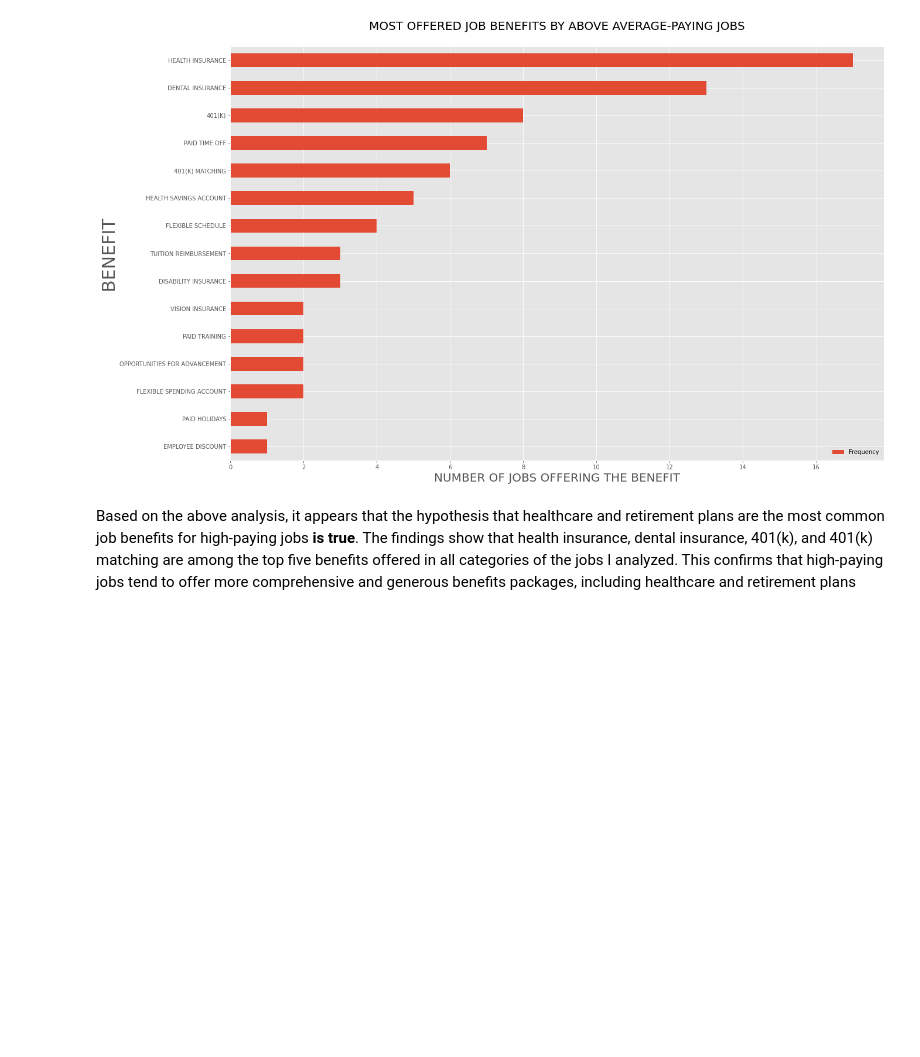
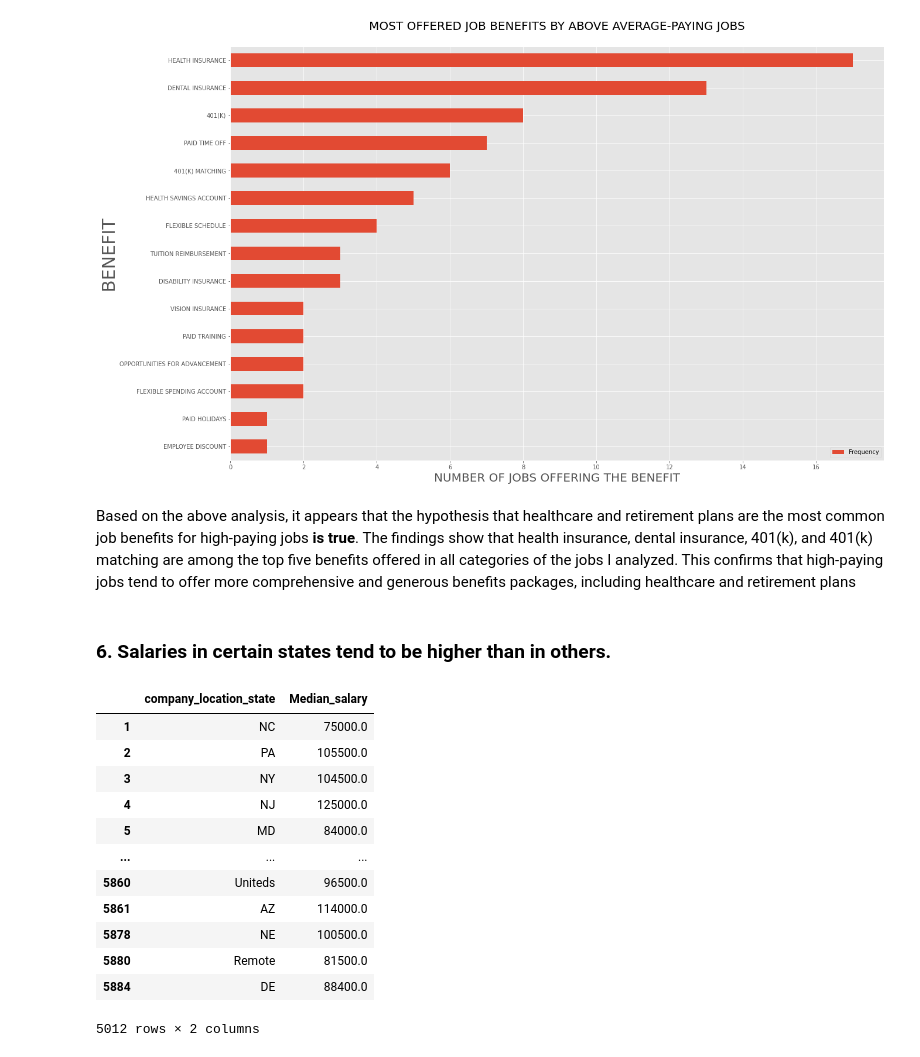
Before and after one commit to Derrick-Mulwa/SimplyHired-Job-Salary-Analysis, a Jupyter notebook: main.ipynb, the cells around one changed output. Drawn from its saved outputs; the diff is of its cells as text; code cells hidden in the pictures; blank space fills up the shorter version.

```diff
--- a/main.ipynb
+++ b/main.ipynb
@@ -1101,3 +1101,23 @@ graph.set_ylabel("BENEFIT", {'fontsize':30});
 [figure]
 # %% [markdown]
 Based on the above analysis, it appears that the hypothesis that healthcare and retirement plans are the most common job benefits for high-paying jobs __is true__. The findings show that health insurance, dental insurance, 401(k), and 401(k) matching are among the top five benefits offered in all categories of the jobs I analyzed. This confirms that high-paying jobs tend to offer more comprehensive and generous benefits packages, including healthcare and retirement plans
+# %% [markdown]
+### 6. Salaries in certain states tend to be higher than in others.
+# %%
+http://localhost:8888/notebooks/Desktop/py%20projects/SimplyHired-Data-Analysis/main.ipynb#6.-Salaries-in-certain-states-tend-to-be-higher-than-in-others.state = df.copy()
+state = state.loc[:,["company_location_state", "Median_salary"]].dropna()
+state
+# %% [output]
+|  | company_location_state | Median_salary |
+| 1 | NC | 75000.0 |
+| 2 | PA | 105500.0 |
+| 3 | NY | 104500.0 |
+| 4 | NJ | 125000.0 |
+| 5 | MD | 84000.0 |
+| ... | ... | ... |
+| 5860 | Uniteds | 96500.0 |
+| 5861 | AZ | 114000.0 |
+| 5878 | NE | 100500.0 |
+| 5880 | Remote | 81500.0 |
+| 5884 | DE | 88400.0 |
+5012 rows × 2 columns
```
Also changed, not shown: parts of 9 cells of this notebook.
